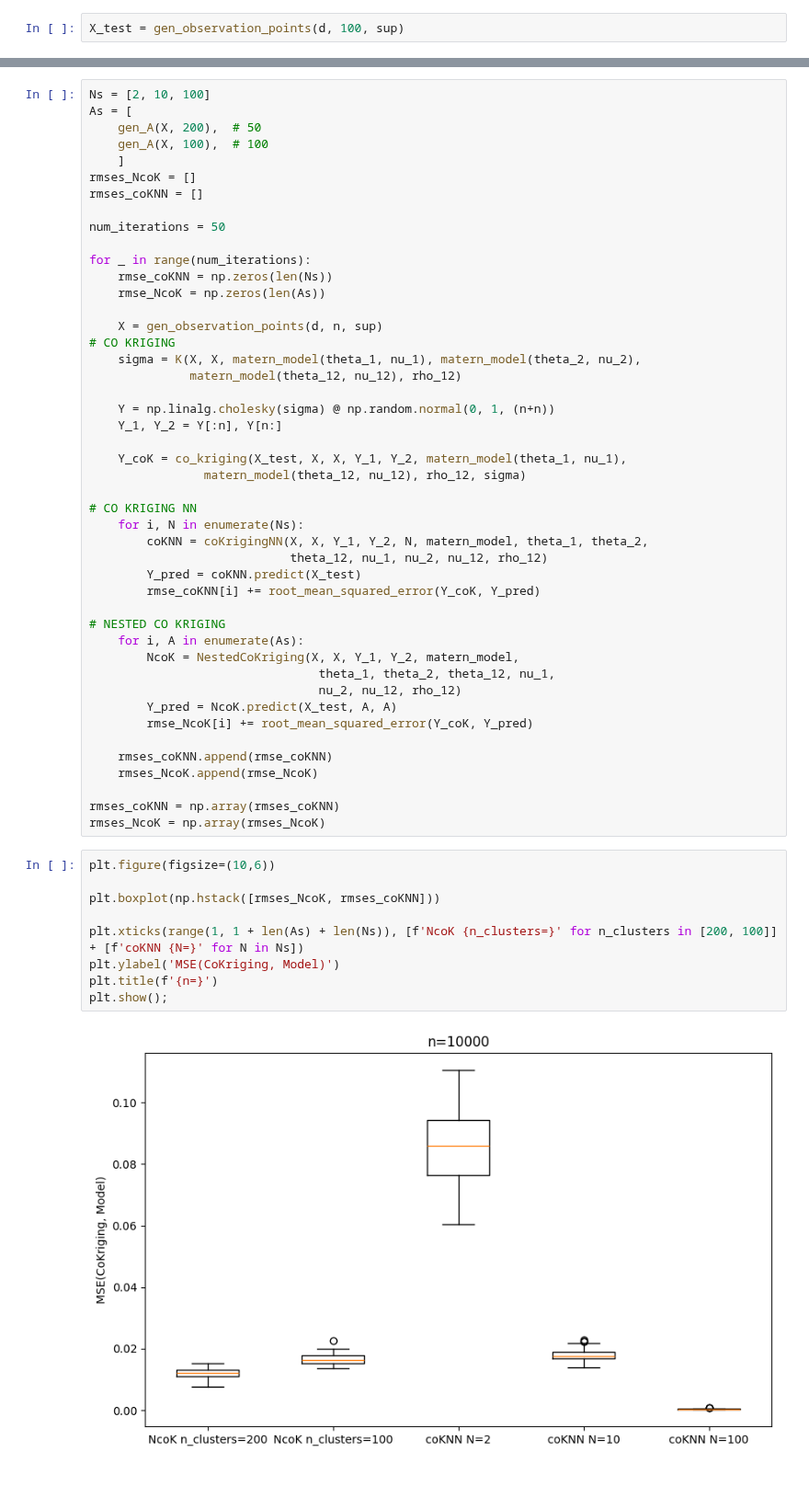
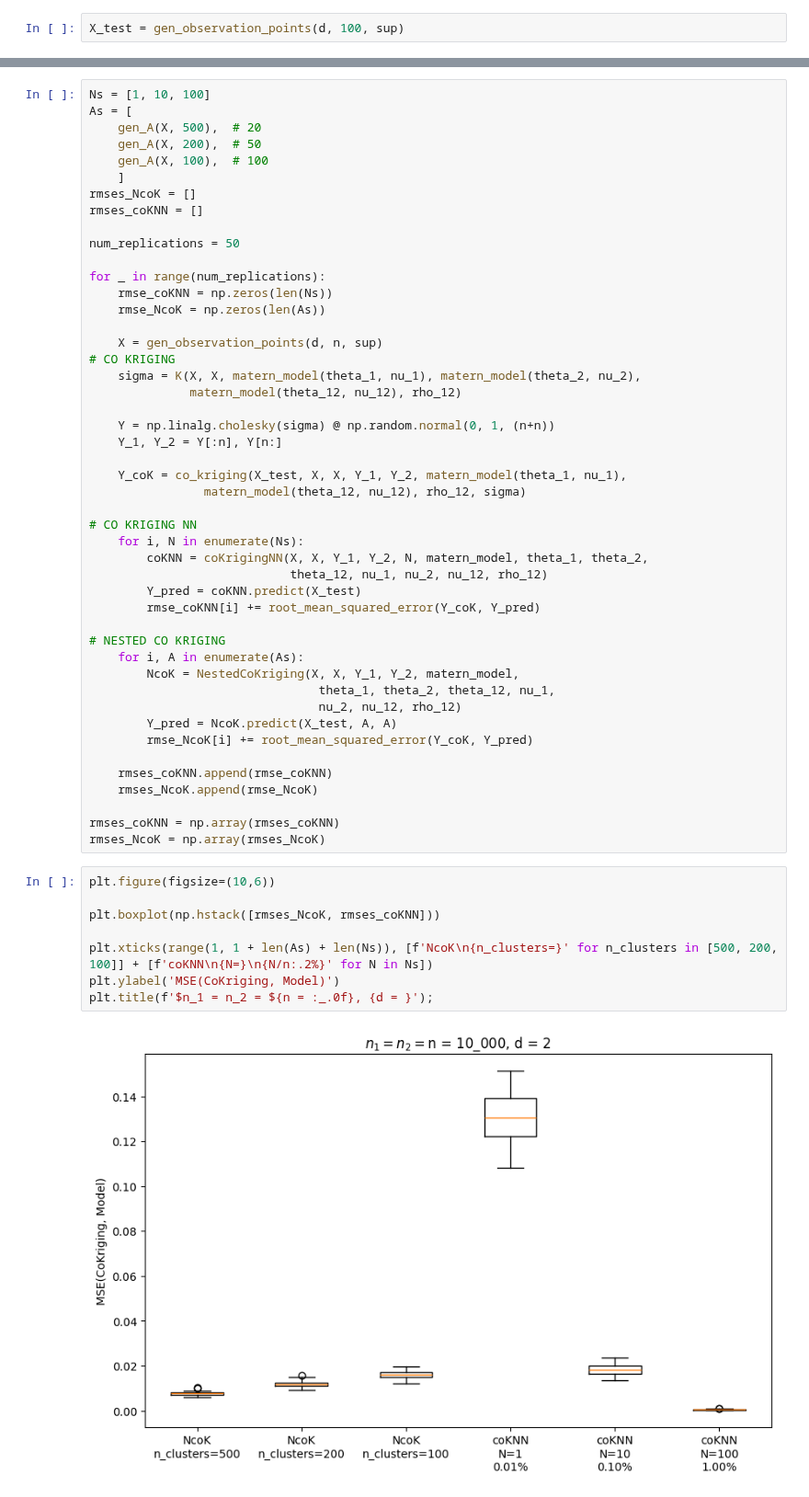
Before and after one commit to AlejandroVillazonG/NestedCoKriging, a Jupyter notebook: numerical_applications_paper.ipynb, the cells around one changed output, grey strips where cells are left out. Shown at 92% size. Saved outputs shown, nothing was run; the diff lists cells and outputs as text.

```diff
--- a/numerical_applications_paper.ipynb
+++ b/numerical_applications_paper.ipynb
@@ -135,15 +139,16 @@ X_test = gen_observation_points(d, 100, sup)
 # %%
-Ns = [2, 10, 100]
+Ns = [1, 10, 100]
 As = [
+    gen_A(X, 500),  # 20
     gen_A(X, 200),  # 50
     gen_A(X, 100),  # 100
     ]
 rmses_NcoK = []
 rmses_coKNN = []
 
-num_iterations = 50
+num_replications = 50
 
-for _ in range(num_iterations):
+for _ in range(num_replications):
     rmse_coKNN = np.zeros(len(Ns))
     rmse_NcoK = np.zeros(len(As))
 
@@ -181,11 +186,10 @@ rmses_NcoK = np.array(rmses_NcoK)
 # %%
 plt.figure(figsize=(10,6))
 
 plt.boxplot(np.hstack([rmses_NcoK, rmses_coKNN]))
 
-plt.xticks(range(1, 1 + len(As) + len(Ns)), [f'NcoK {n_clusters=}' for n_clusters in [200, 100]] + [f'coKNN {N=}' for N in Ns])
+plt.xticks(range(1, 1 + len(As) + len(Ns)), [f'NcoK\n{n_clusters=}' for n_clusters in [500, 200, 100]] + [f'coKNN\n{N=}\n{N/n:.2%}' for N in Ns])
 plt.ylabel('MSE(CoKriging, Model)')
-plt.title(f'{n=}')
-plt.show();
+plt.title(f'$n_1 = n_2 = ${n = :_.0f}, {d = }');
 # %% [output]
-[figure, old version]
+[figure, new version]
```
Also changed, not shown: parts of 29 cells of this notebook, 1 other file.
